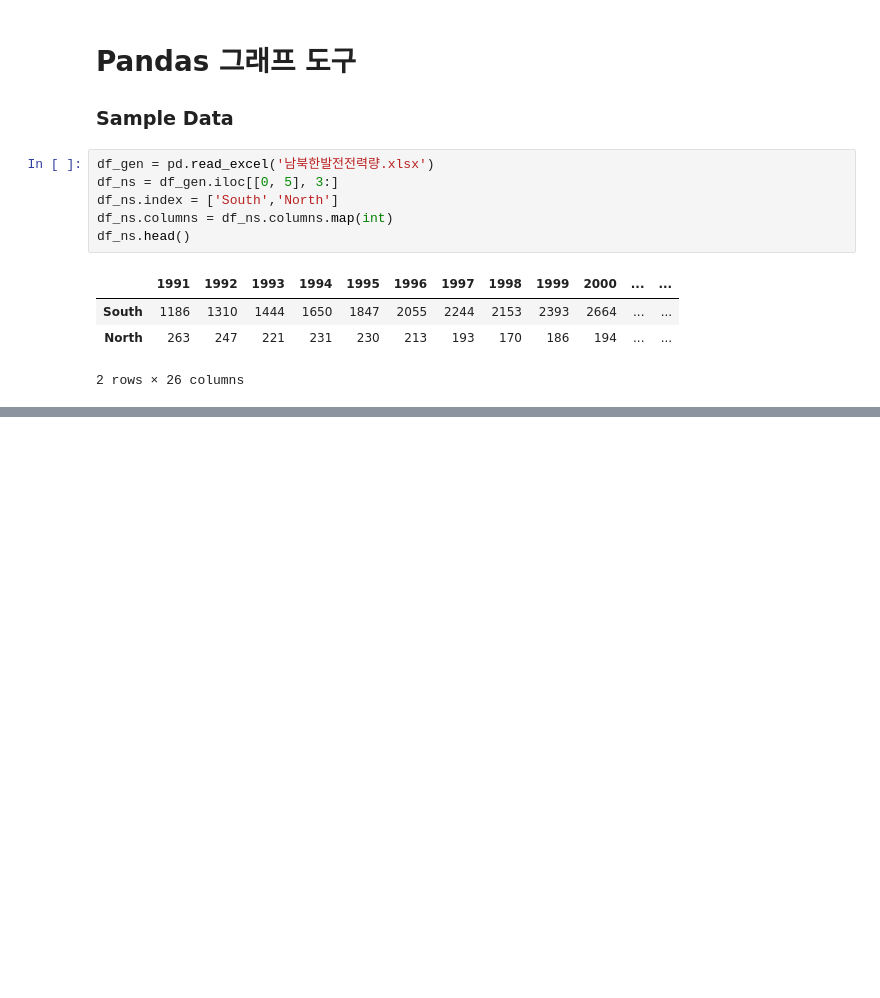
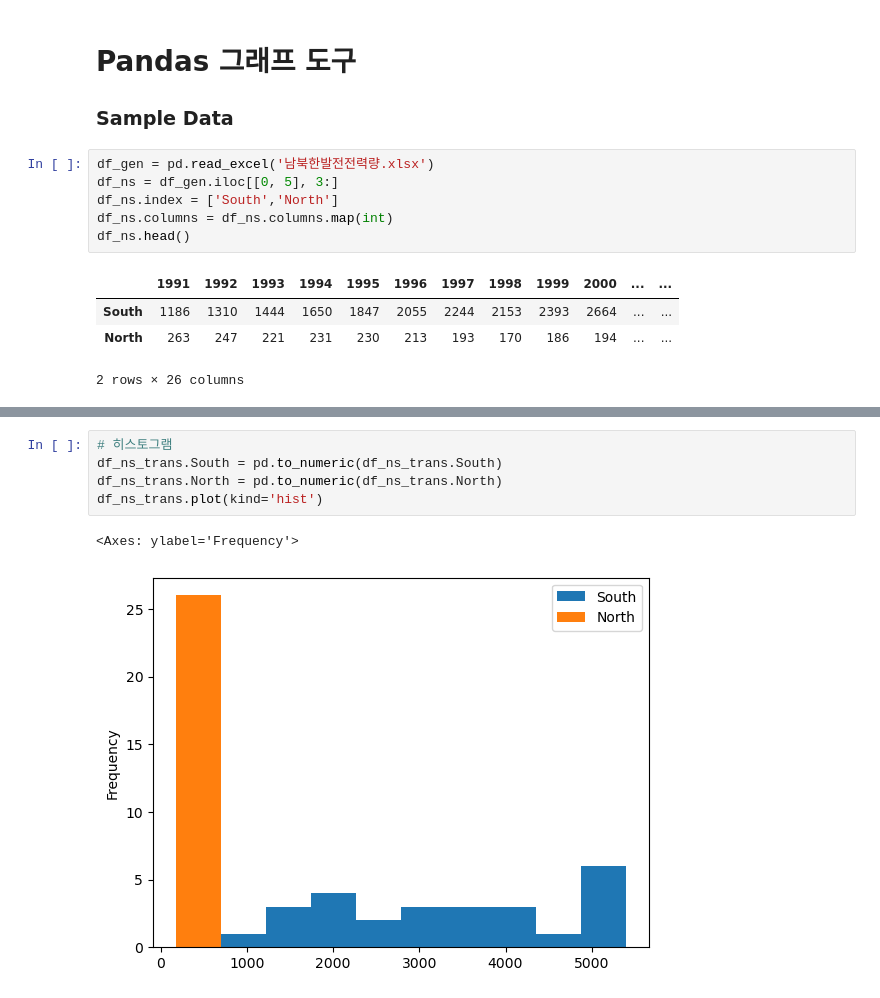
Before and after one commit to gikpreet/class-data_analysis, a Jupyter notebook: 04_Explore_Data/code/module04.ipynb, the cells around one changed output, grey strips where cells are left out. Cells and saved outputs as stored; diff of their text form; blank space fills up the shorter version.

```diff
--- a/04_Explore_Data/code/module04.ipynb
+++ b/04_Explore_Data/code/module04.ipynb
@@ -277,0 +298,8 @@ df_ns.head()
+# %%
+# 히스토그램
+df_ns_trans.South = pd.to_numeric(df_ns_trans.South)
+df_ns_trans.North = pd.to_numeric(df_ns_trans.North)
+df_ns_trans.plot(kind='hist')
+# %% [output]
+<Axes: ylabel='Frequency'>
+[figure, added]
```
Also changed, not shown: parts of 5 cells of this notebook, 5 other files.
